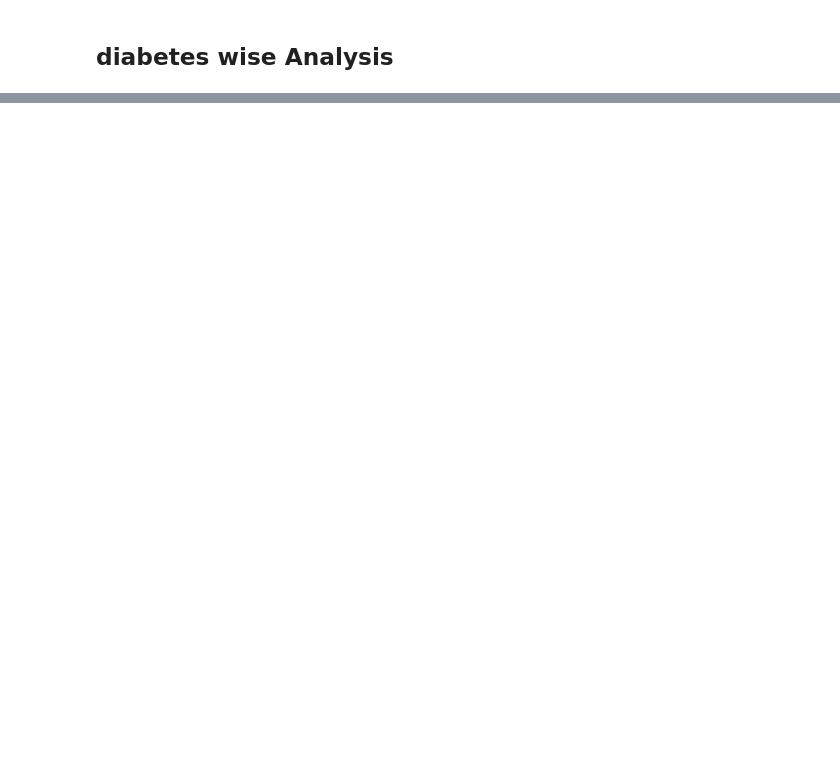
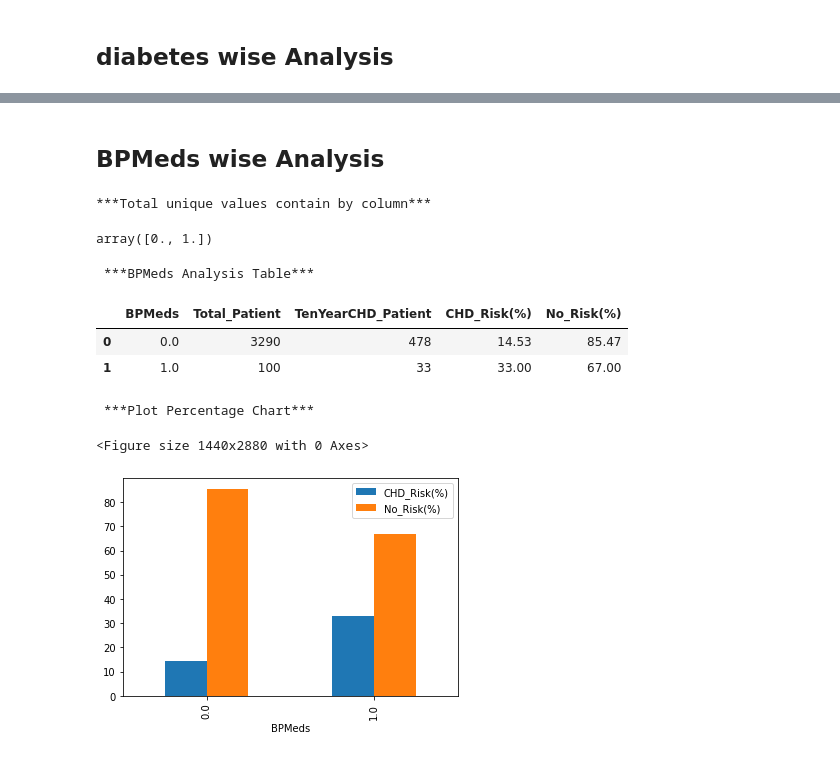
Before and after one commit to solankinitin1210/Capstone-Project-Cardiovascular-Risk-Prediction, a Jupyter notebook: Cardiovascular_Risk_Prediction_Capstone_Project.ipynb, the cells around one changed output, grey strips where cells are left out. Cells and saved outputs as stored; diff of their text form; code cells hidden in the pictures; blank space fills up the shorter version.

```diff
--- a/Cardiovascular_Risk_Prediction_Capstone_Project.ipynb
+++ b/Cardiovascular_Risk_Prediction_Capstone_Project.ipynb
@@ -480,0 +407,15 @@ Catergory_Analysis('diabetes')
+# %% [markdown]
+## BPMeds wise Analysis
+# %%
+#Call Analysis function for 'BPMeds' variable
+Catergory_Analysis('BPMeds')
+# %% [output]
+***Total unique values contain by column***
+array([0., 1.])
+ ***BPMeds Analysis Table***
+|  | BPMeds | Total_Patient | TenYearCHD_Patient | CHD_Risk(%) | No_Risk(%) |
+| 0 | 0.0 | 3290 | 478 | 14.53 | 85.47 |
+| 1 | 1.0 | 100 | 33 | 33.00 | 67.00 |
+ ***Plot Percentage Chart***
+<Figure size 1440x2880 with 0 Axes>
+[figure, added]
```
Also changed, not shown: parts of 37 cells of this notebook.
